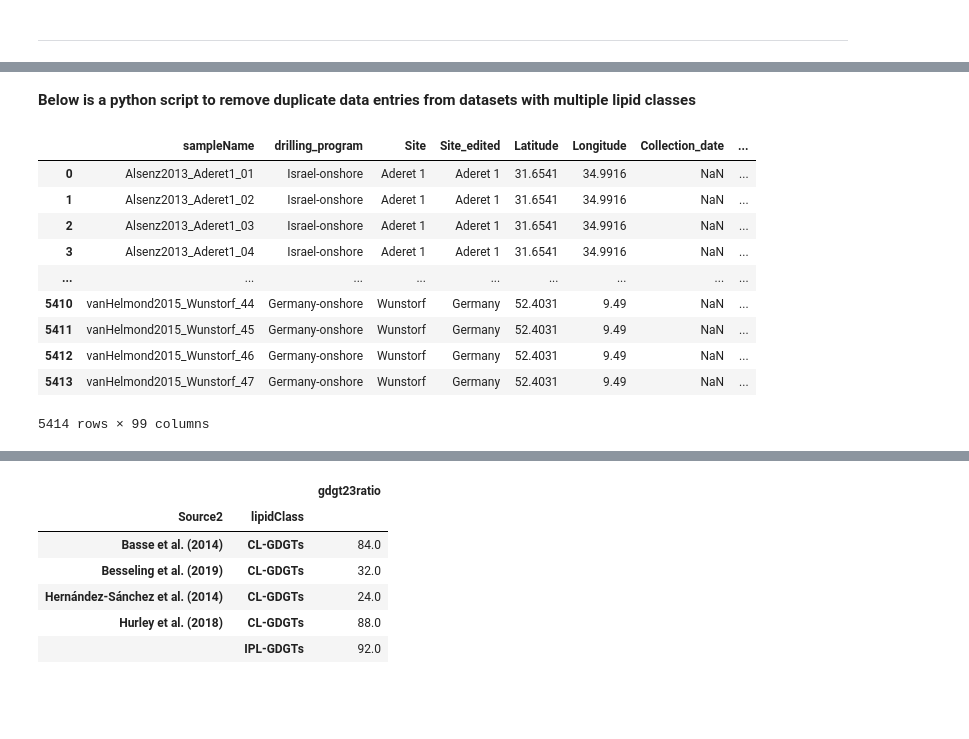
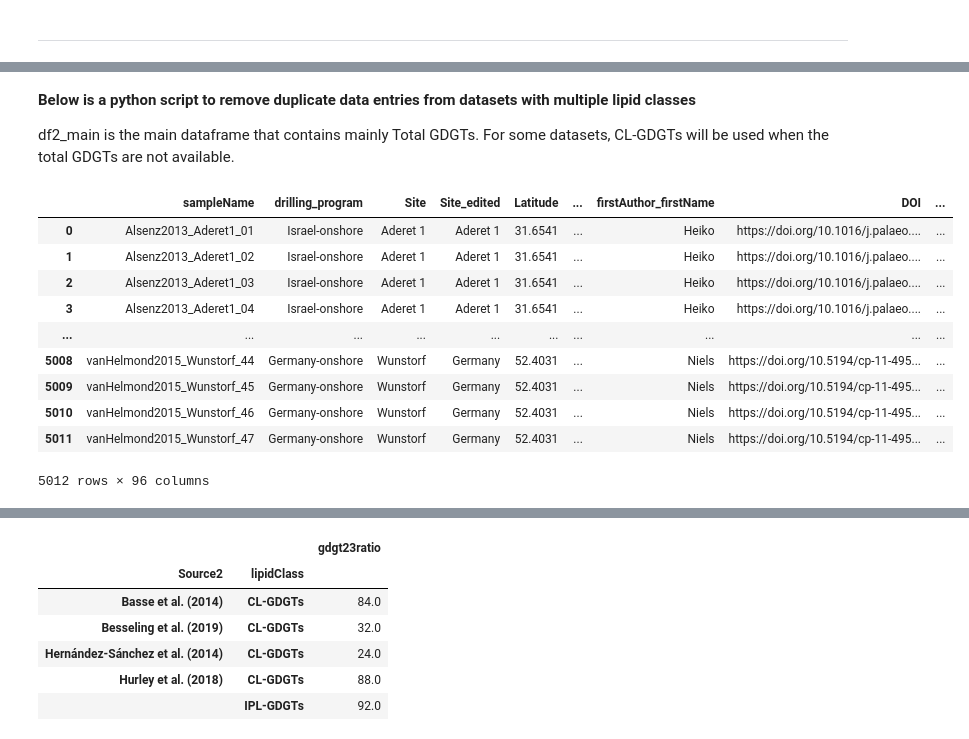
Before and after one commit to PaleoLipidRR/marine-AOA-GDGT-distribution, a Jupyter notebook: PNAS_pythonCodeS1_BeyondTEX86_preprocessing_RR.ipynb, the cells around one changed output, grey strips where cells are left out. Drawn from its saved outputs; the diff is of its cells as text; code cells hidden in the pictures; blank space fills up the shorter version.

```diff
--- a/PNAS_pythonCodeS1_BeyondTEX86_preprocessing_RR.ipynb
+++ b/PNAS_pythonCodeS1_BeyondTEX86_preprocessing_RR.ipynb
@@ -123,0 +332,7 @@ sel_ancientData = df[df.dataType_level0=='Ancient']
+# %%
+pd.set_option('display.max_rows',4,'display.max_columns',10)
+#First, remove rows with too low abundaces
+df2 = df[df.detectionLimit_check=='Pass'][df.duplicate_Datasets=='No']
+df2 = df2.reset_index()
+df2 = df2.drop(columns='index')
+df2
@@ -234,4 +373,0 @@ For our data analysis, we prioritize total GDGTs over CLs. IPLs will be analyzed
-# %%
-pd.set_option('display.max_rows',10)
-pivoted = df.pivot_table(index=('Source2','dataType_level1','lipidClass'),values='gdgt23ratio',aggfunc=lambda x: len(x.unique()))
-pivoted.head(10)
@@ -251,28 +374,30 @@ pivoted.head(10)
 # %% [markdown]
 **Below is a python script to remove duplicate data entries from datasets with multiple lipid classes**
+
+df2_main is the main dataframe that contains mainly Total GDGTs. For some datasets, CL-GDGTs will be used when the total GDGTs are not available.
 # %%
 pd.set_option('display.max_rows',8)
-grouped = df.groupby(['Source2','dataType_level1'])
+grouped = df2.groupby(['Source2','dataType_level1'])
 
 interim_df = []
 for i, (name, group) in enumerate(grouped):
     if len(group.lipidClass.unique())>1:
         group = group[group.lipidClass=='Total GDGTs']
     frame = pd.DataFrame(group)
     interim_df.append(frame)
 new_df = pd.concat(interim_df)
 new_df = new_df.reset_index()
 new_df = new_df.drop(columns='index')
 new_df
 # %% [output]
-|  | sampleName | drilling_program | Site | Site_edited | Latitude | Longitude | Collection_date | ... |
-| 0 | Alsenz2013_Aderet1_01 | Israel-onshore | Aderet 1 | Aderet 1 | 31.6541 | 34.9916 | NaN | ... |
-| 1 | Alsenz2013_Aderet1_02 | Israel-onshore | Aderet 1 | Aderet 1 | 31.6541 | 34.9916 | NaN | ... |
-| 2 | Alsenz2013_Aderet1_03 | Israel-onshore | Aderet 1 | Aderet 1 | 31.6541 | 34.9916 | NaN | ... |
-| 3 | Alsenz2013_Aderet1_04 | Israel-onshore | Aderet 1 | Aderet 1 | 31.6541 | 34.9916 | NaN | ... |
-| ... | ... | ... | ... | ... | ... | ... | ... | ... |
-| 5410 | vanHelmond2015_Wunstorf_44 | Germany-onshore | Wunstorf | Germany | 52.4031 | 9.49 | NaN | ... |
-| 5411 | vanHelmond2015_Wunstorf_45 | Germany-onshore | Wunstorf | Germany | 52.4031 | 9.49 | NaN | ... |
-| 5412 | vanHelmond2015_Wunstorf_46 | Germany-onshore | Wunstorf | Germany | 52.4031 | 9.49 | NaN | ... |
-| 5413 | vanHelmond2015_Wunstorf_47 | Germany-onshore | Wunstorf | Germany | 52.4031 | 9.49 | NaN | ... |
+|  | sampleName | drilling_program | Site | Site_edited | Latitude | ... | firstAuthor_firstName | DOI | ... |
+| 0 | Alsenz2013_Aderet1_01 | Israel-onshore | Aderet 1 | Aderet 1 | 31.6541 | ... | Heiko | https://doi.org/10.1016/j.palaeo.... | ... |
+| 1 | Alsenz2013_Aderet1_02 | Israel-onshore | Aderet 1 | Aderet 1 | 31.6541 | ... | Heiko | https://doi.org/10.1016/j.palaeo.... | ... |
+| 2 | Alsenz2013_Aderet1_03 | Israel-onshore | Aderet 1 | Aderet 1 | 31.6541 | ... | Heiko | https://doi.org/10.1016/j.palaeo.... | ... |
+| 3 | Alsenz2013_Aderet1_04 | Israel-onshore | Aderet 1 | Aderet 1 | 31.6541 | ... | Heiko | https://doi.org/10.1016/j.palaeo.... | ... |
+| ... | ... | ... | ... | ... | ... | ... | ... | ... | ... |
+| 5008 | vanHelmond2015_Wunstorf_44 | Germany-onshore | Wunstorf | Germany | 52.4031 | ... | Niels | https://doi.org/10.5194/cp-11-495... | ... |
+| 5009 | vanHelmond2015_Wunstorf_45 | Germany-onshore | Wunstorf | Germany | 52.4031 | ... | Niels | https://doi.org/10.5194/cp-11-495... | ... |
+| 5010 | vanHelmond2015_Wunstorf_46 | Germany-onshore | Wunstorf | Germany | 52.4031 | ... | Niels | https://doi.org/10.5194/cp-11-495... | ... |
+| 5011 | vanHelmond2015_Wunstorf_47 | Germany-onshore | Wunstorf | Germany | 52.4031 | ... | Niels | https://doi.org/10.5194/cp-11-495... | ... |
-5414 rows × 99 columns
+5012 rows × 96 columns
```
Also changed, not shown: parts of 48 cells of this notebook.
